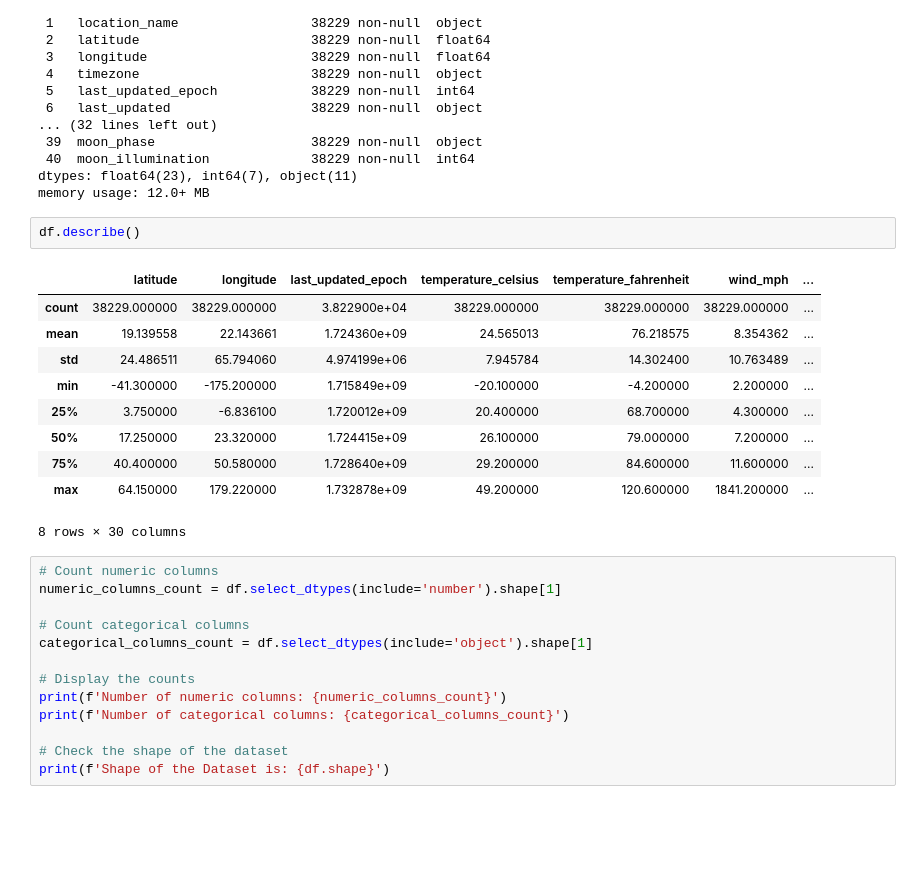
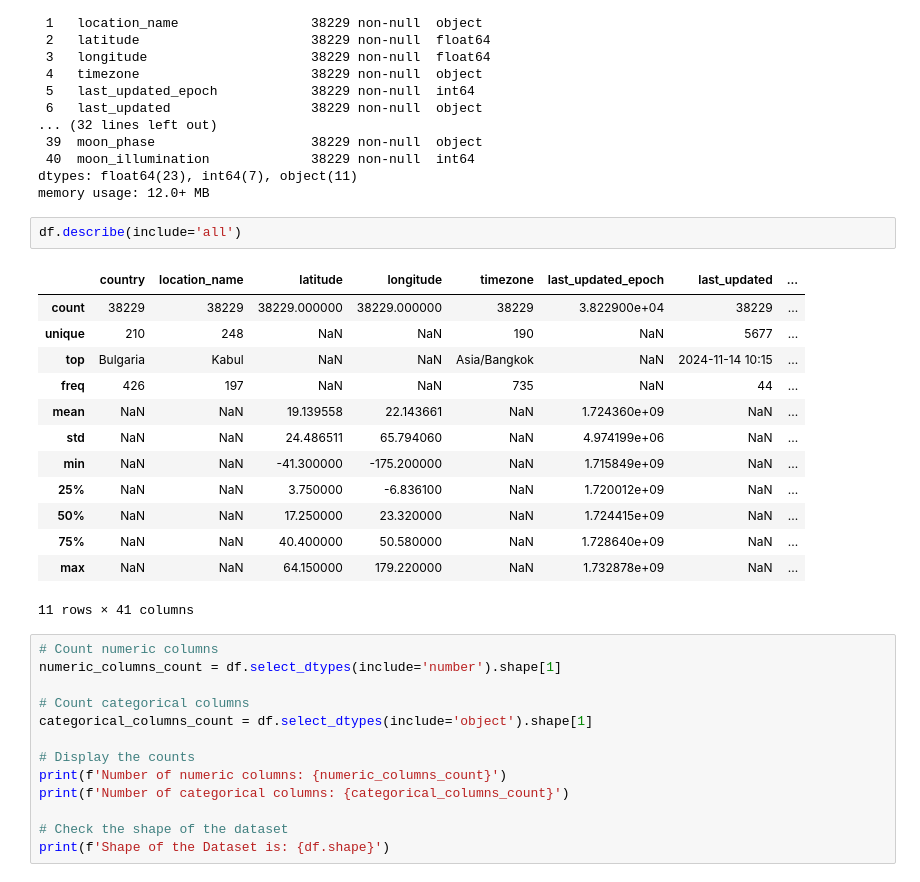
Before and after one commit to NatanaelGeraldoS/GlobalAQI, a Jupyter notebook: main.ipynb, the cells around one changed output. Cells and saved outputs as stored; diff of their text form; blank space fills up the shorter version.

```diff
--- a/main.ipynb
+++ b/main.ipynb
@@ -49,18 +79,21 @@ Data columns (total 41 columns):
 dtypes: float64(23), int64(7), object(11)
 memory usage: 12.0+ MB
 # %%
-df.describe()
+df.describe(include='all')
 # %% [output]
-|  | latitude | longitude | last_updated_epoch | temperature_celsius | temperature_fahrenheit | wind_mph | ... |
-| count | 38229.000000 | 38229.000000 | 3.822900e+04 | 38229.000000 | 38229.000000 | 38229.000000 | ... |
-| mean | 19.139558 | 22.143661 | 1.724360e+09 | 24.565013 | 76.218575 | 8.354362 | ... |
-| std | 24.486511 | 65.794060 | 4.974199e+06 | 7.945784 | 14.302400 | 10.763489 | ... |
-| min | -41.300000 | -175.200000 | 1.715849e+09 | -20.100000 | -4.200000 | 2.200000 | ... |
-| 25% | 3.750000 | -6.836100 | 1.720012e+09 | 20.400000 | 68.700000 | 4.300000 | ... |
-| 50% | 17.250000 | 23.320000 | 1.724415e+09 | 26.100000 | 79.000000 | 7.200000 | ... |
-| 75% | 40.400000 | 50.580000 | 1.728640e+09 | 29.200000 | 84.600000 | 11.600000 | ... |
-| max | 64.150000 | 179.220000 | 1.732878e+09 | 49.200000 | 120.600000 | 1841.200000 | ... |
+|  | country | location_name | latitude | longitude | timezone | last_updated_epoch | last_updated | ... |
+| count | 38229 | 38229 | 38229.000000 | 38229.000000 | 38229 | 3.822900e+04 | 38229 | ... |
+| unique | 210 | 248 | NaN | NaN | 190 | NaN | 5677 | ... |
+| top | Bulgaria | Kabul | NaN | NaN | Asia/Bangkok | NaN | 2024-11-14 10:15 | ... |
+| freq | 426 | 197 | NaN | NaN | 735 | NaN | 44 | ... |
+| mean | NaN | NaN | 19.139558 | 22.143661 | NaN | 1.724360e+09 | NaN | ... |
+| std | NaN | NaN | 24.486511 | 65.794060 | NaN | 4.974199e+06 | NaN | ... |
+| min | NaN | NaN | -41.300000 | -175.200000 | NaN | 1.715849e+09 | NaN | ... |
+| 25% | NaN | NaN | 3.750000 | -6.836100 | NaN | 1.720012e+09 | NaN | ... |
+| 50% | NaN | NaN | 17.250000 | 23.320000 | NaN | 1.724415e+09 | NaN | ... |
+| 75% | NaN | NaN | 40.400000 | 50.580000 | NaN | 1.728640e+09 | NaN | ... |
+| max | NaN | NaN | 64.150000 | 179.220000 | NaN | 1.732878e+09 | NaN | ... |
-8 rows × 30 columns
+11 rows × 41 columns
 # %%
 # Count numeric columns
 numeric_columns_count = df.select_dtypes(include='number').shape[1]
```
Also changed, not shown: parts of 29 cells of this notebook.
